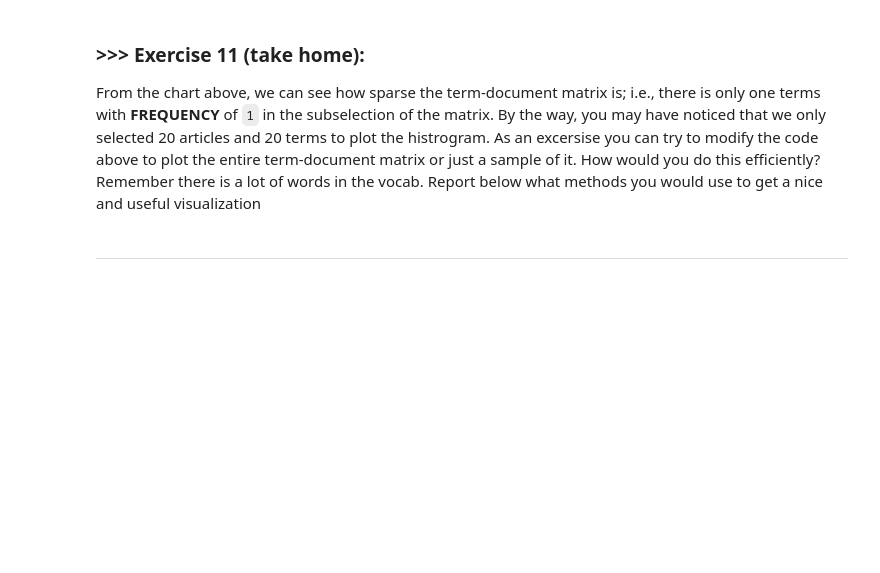
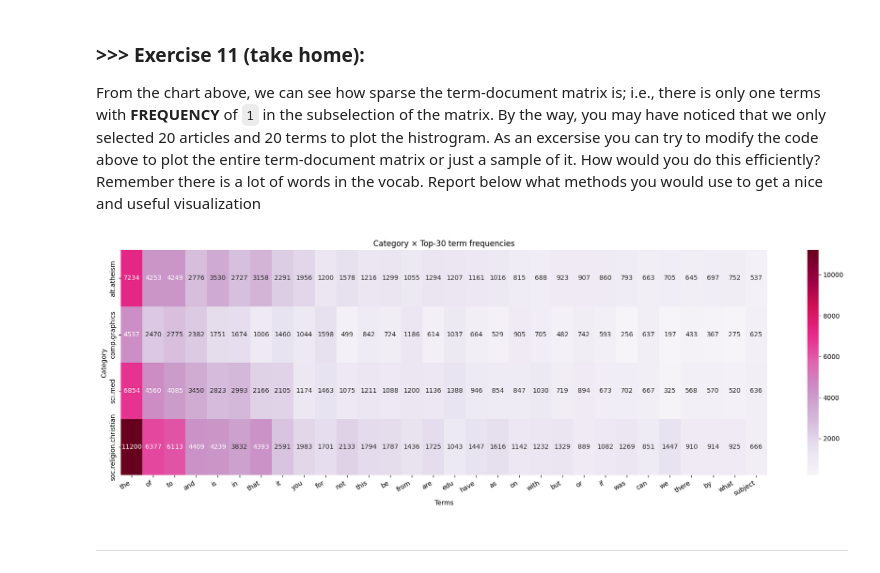
Before and after one commit to dan4546/DM2025-Lab1-Exercise, a Jupyter notebook: DM2025-Lab1-Master.ipynb, the cells around one changed output. Cells and saved outputs as stored; diff of their text form; code cells hidden in the pictures; blank space fills up the shorter version.

```diff
--- a/DM2025-Lab1-Master.ipynb
+++ b/DM2025-Lab1-Master.ipynb
@@ -1017,3 +1125,44 @@ From the chart above, we can see how sparse the term-document matrix is; i.e., t
+# %%
+# Answer here
+# 參數
+TOP_K = 30  # 想看前幾個高頻詞
+
+# 1) 取出類別編碼（避免整張轉 dense）
+cats = pd.Categorical(X["category_name"])
+cat_names = list(cats.categories)
+cat_codes = cats.codes                      # shape: (n_docs,)
+
+# 2) 先對每個類別把該類文件的 rows 相加（仍在稀疏矩陣計算）
+#    只在最後一步才轉成 dense，記憶體友善
+rows_per_cat = []
+for cid in range(len(cat_names)):
+    rows_per_cat.append(X_counts[cat_codes == cid].sum(axis=0))   # 1 x n_terms (still sparse)
+
+# 3) 疊成 (n_categories x n_terms) 並轉 dense
+cat_term_mat = np.vstack(rows_per_cat).astype(np.float64)         # still sparse objects stacked
+cat_term_mat = np.asarray(cat_term_mat).squeeze()                 # to ndarray
+
+# 4) 找整體最常見的 TOP_K 詞
+vocab = count_vect.get_feature_names_out()
+total_counts = cat_term_mat.sum(axis=0)                           # shape: (n_terms,)
+top_idx = np.argsort(total_counts)[::-1][:TOP_K]
+top_terms = vocab[top_idx]
+
+# 5) 做成 DataFrame（index=category, columns=top terms）
+plot_df = pd.DataFrame(cat_term_mat[:, top_idx],
+                       index=cat_names, columns=top_terms)
+
+# 6) 畫熱力圖
+plt.figure(figsize=(18, 6))
+ax = sns.heatmap(plot_df, cmap="PuRd", annot=True, fmt=".0f")
+ax.set_title(f"Category × Top-{TOP_K} term frequencies")
+ax.set_xlabel("Terms")
+ax.set_ylabel("Category")
+plt.xticks(rotation=30, ha='right')
+plt.tight_layout()
+plt.show()
+# %% [output]
+[figure, added]
 # %% [markdown]
 ---
 # %% [markdown]
```
Also changed, not shown: parts of 31 cells of this notebook, 2 other files.
